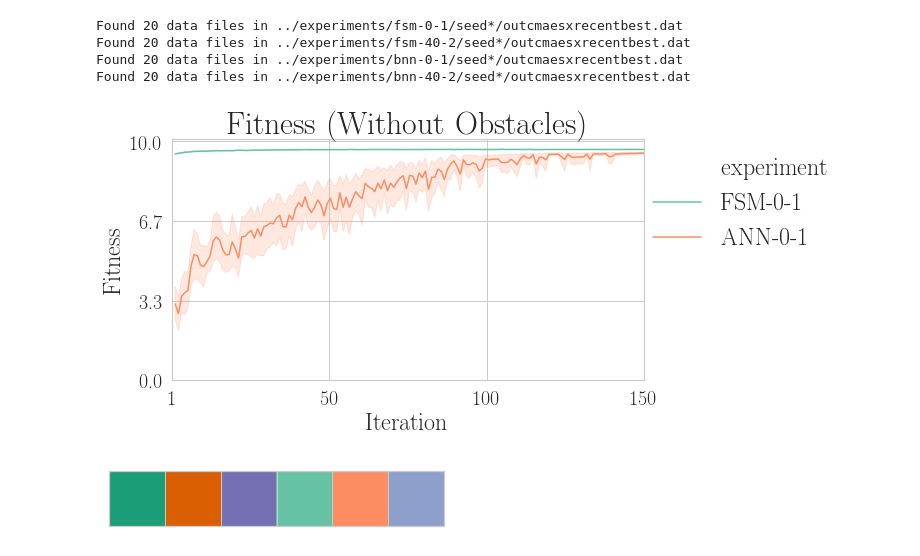
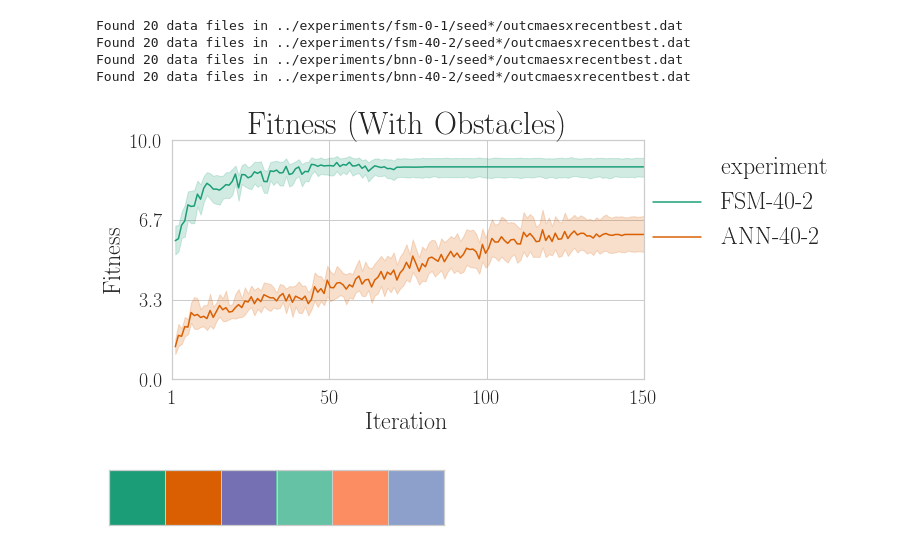
Before and after one commit to anthonyjclark/adabot02-ann, a Jupyter notebook: notebooks/fitness2.ipynb, the cells around one changed output. Cells and saved outputs as stored; diff of their text form; code cells hidden in the pictures.

```diff
--- a/notebooks/fitness2.ipynb
+++ b/notebooks/fitness2.ipynb
@@ -100,7 +100,7 @@ Found 20 data files in ../experiments/fsm-40-2/seed*/outcmaesxrecentbest.dat
 Found 20 data files in ../experiments/bnn-0-1/seed*/outcmaesxrecentbest.dat
 Found 20 data files in ../experiments/bnn-40-2/seed*/outcmaesxrecentbest.dat
 # %%
-num_obst = 0
+num_obst = 40
 
 ticksize = 20
 labelsize = 24
@@ -123,32 +123,32 @@ sns.lineplot(x='iter', y='fitness', hue='experiment', data=df, palette=colors)
 gens = MIN_ITERS
 ax.set_xlim((0, gens-1))
 
 xticks = np.linspace(0, gens-1, 4)
 ax.set_xticks(xticks)
 ax.set_xticklabels([int(xval + 1) for xval in xticks], fontsize=ticksize)
 ax.set_xlabel('Iteration', fontsize=labelsize)
 ax.set_xlim([0, gens - 1])
 
 yticks = np.linspace(0, 10, num=4)
 ax.set_yticks(yticks)
 ax.set_yticklabels([round(yval, 1) for yval in yticks], fontsize=ticksize)
 ax.set_ylabel('Fitness', fontsize=labelsize)
 
 plt.tight_layout()
 
 handles, labels = ax.get_legend_handles_labels()
 lgd = ax.legend(handles
                 , labels
                 , loc=(1, 0.5)
                 , fontsize=legendsize
                 , frameon=False)#, bbox_to_anchor=(0.5,-0.1))
 
 if num_obst == 0:
     title = 'Fitness (Without Obstacles)'
 else:
     title = 'Fitness (With Obstacles)'
 
 ttl = ax.set_title(title, fontsize=titlesize)
 # %% [output]
-[figure, old version]
+[figure, new version]
 # %%
```
Also changed, not shown: parts of 1 cell of this notebook, 39 other files.
